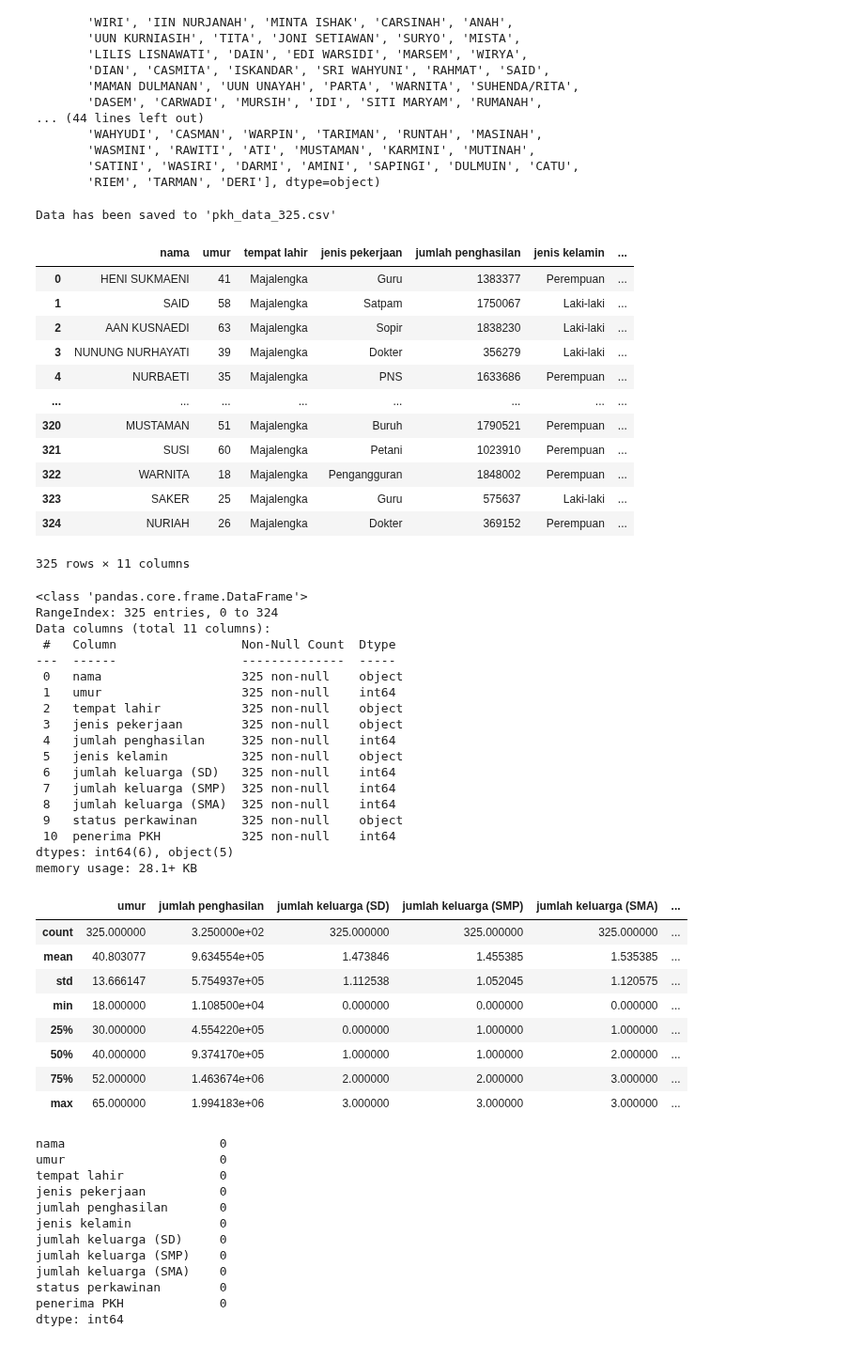
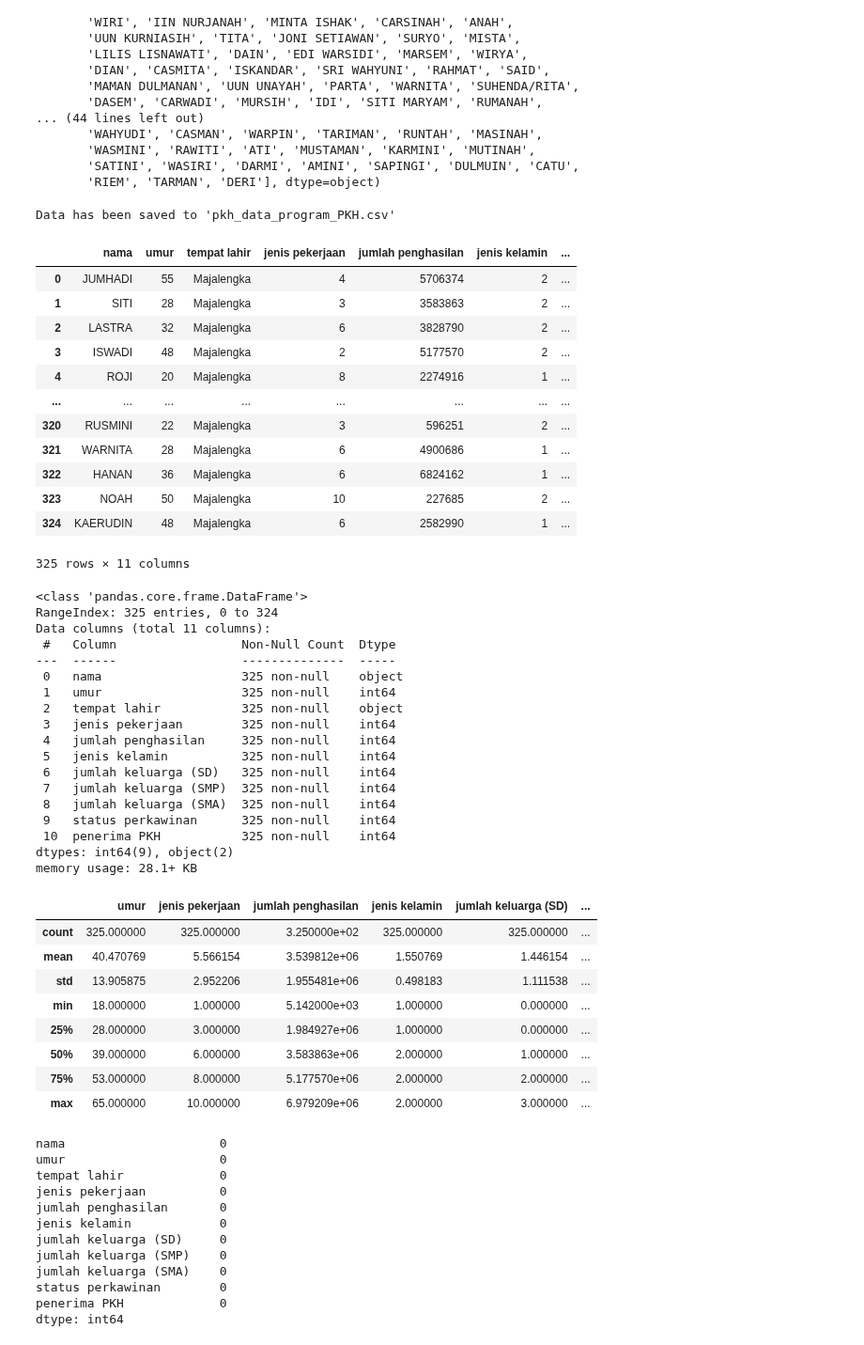
Before and after one commit to Rizki-132/Allmateri, a Jupyter notebook: Membuat_Dataset.ipynb, the cells around one changed output. Shown at 94% size. Cells and saved outputs as stored; diff of their text form; code cells hidden in the pictures.

```diff
--- a/Membuat_Dataset.ipynb
+++ b/Membuat_Dataset.ipynb
@@ -115,13 +115,13 @@ names =["CEME", "JUMHADI", "AAN KUSNAEDI", "IDA FITRIA", "NURBAETI", "NURIAH", "
 # names = df_Data['Nama']
 # # names = df.fillna(0)
 # # Jenis pekerjaan contoh
-jobs = ["Buruh", "Petani", "Guru", "Ibu Rumah Tangga", "Pedagang", "Sopir", "PNS", "Pengangguran", "Dokter", "Satpam"]
+jobs = [1, 2, 3, 4, 5, 6, 7, 8, 9, 10]
 
 # Jenis kelamin
-genders = ["Laki-laki", "Perempuan"]
+genders = [1, 2]
 
 # Status perkawinan
-marital_status = ["Menikah", "Janda", "Duda", "Belum Menikah"]
+marital_status = [1, 2, 3, 4]
 
 # Fungsi untuk menghasilkan nama acak
 def random_name():
@@ -130,7 +130,16 @@ def random_name():
 # Fungsi untuk menentukan penerima PKH
 def is_eligible_for_pkh(sd, smp, sma, income):
     total_family = sd + smp + sma
-    return 1 if total_family > 3 and income < 1000000 else 0
+    hasil = 0
+    if total_family > 0 and total_family <= 2 and income > 0 and income < 100000 :
+      hasil = 1
+      return hasil
+    elif total_family > 2 and total_family <= 6 and income >= 100000 and income < 1000000 :
+      hasil = 1
+      return hasil
+    else :
+      hasil = 0
+      return hasil
 
 # Fungsi untuk menghasilkan data simulasi
 def generate_data(num_entries):
@@ -139,7 +148,7 @@ def generate_data(num_entries):
         "umur": [random.randint(18, 65) for _ in range(num_entries)],
         "tempat lahir": ["Majalengka" for _ in range(num_entries)],
         "jenis pekerjaan": [random.choice(jobs) for _ in range(num_entries)],
-        "jumlah penghasilan": [random.randint(0, 2000000) for _ in range(num_entries)],
+        "jumlah penghasilan": [random.randint(0, 7000000) for _ in range(num_entries)],
         "jenis kelamin": [random.choice(genders) for _ in range(num_entries)],
         "jumlah keluarga (SD)": [random.randint(0, 3) for _ in range(num_entries)],
         "jumlah keluarga (SMP)": [random.randint(0, 3) for _ in range(num_entries)],
@@ -155,27 +164,27 @@ def generate_data(num_entries):
 df = generate_data(325)
 
 # Save to CSV
-df.to_csv('pkh_data_325.csv', index=False)
+df.to_csv('pkh_data_program_PKH.csv', index=False)
 
-print("Data has been saved to 'pkh_data_325.csv'")
+print("Data has been saved to 'pkh_data_program_PKH.csv'")
 # %% [output]
-Data has been saved to 'pkh_data_325.csv'
+Data has been saved to 'pkh_data_program_PKH.csv'
 # %%
-data_df = pd.read_csv('pkh_data_325.csv')
+data_df = pd.read_csv('pkh_data_program_PKH.csv')
 data_df
 # %% [output]
 |  | nama | umur | tempat lahir | jenis pekerjaan | jumlah penghasilan | jenis kelamin | ... |
-| 0 | HENI SUKMAENI | 41 | Majalengka | Guru | 1383377 | Perempuan | ... |
-| 1 | SAID | 58 | Majalengka | Satpam | 1750067 | Laki-laki | ... |
-| 2 | AAN KUSNAEDI | 63 | Majalengka | Sopir | 1838230 | Laki-laki | ... |
-| 3 | NUNUNG NURHAYATI | 39 | Majalengka | Dokter | 356279 | Laki-laki | ... |
-| 4 | NURBAETI | 35 | Majalengka | PNS | 1633686 | Perempuan | ... |
+| 0 | JUMHADI | 55 | Majalengka | 4 | 5706374 | 2 | ... |
+| 1 | SITI | 28 | Majalengka | 3 | 3583863 | 2 | ... |
+| 2 | LASTRA | 32 | Majalengka | 6 | 3828790 | 2 | ... |
+| 3 | ISWADI | 48 | Majalengka | 2 | 5177570 | 2 | ... |
+| 4 | ROJI | 20 | Majalengka | 8 | 2274916 | 1 | ... |
 | ... | ... | ... | ... | ... | ... | ... | ... |
-| 320 | MUSTAMAN | 51 | Majalengka | Buruh | 1790521 | Perempuan | ... |
-| 321 | SUSI | 60 | Majalengka | Petani | 1023910 | Perempuan | ... |
-| 322 | WARNITA | 18 | Majalengka | Pengangguran | 1848002 | Perempuan | ... |
-| 323 | SAKER | 25 | Majalengka | Guru | 575637 | Laki-laki | ... |
-| 324 | NURIAH | 26 | Majalengka | Dokter | 369152 | Perempuan | ... |
+| 320 | RUSMINI | 22 | Majalengka | 3 | 596251 | 2 | ... |
+| 321 | WARNITA | 28 | Majalengka | 6 | 4900686 | 1 | ... |
+| 322 | HANAN | 36 | Majalengka | 6 | 6824162 | 1 | ... |
+| 323 | NOAH | 50 | Majalengka | 10 | 227685 | 2 | ... |
+| 324 | KAERUDIN | 48 | Majalengka | 6 | 2582990 | 1 | ... |
 325 rows × 11 columns
 # %%
 data_df.info()
@@ -188,28 +197,28 @@ Data columns (total 11 columns):
  0   nama                   325 non-null    object
  1   umur                   325 non-null    int64
  2   tempat lahir           325 non-null    object
- 3   jenis pekerjaan        325 non-null    object
+ 3   jenis pekerjaan        325 non-null    int64
  4   jumlah penghasilan     325 non-null    int64
- 5   jenis kelamin          325 non-null    object
+ 5   jenis kelamin          325 non-null    int64
  6   jumlah keluarga (SD)   325 non-null    int64
  7   jumlah keluarga (SMP)  325 non-null    int64
  8   jumlah keluarga (SMA)  325 non-null    int64
- 9   status perkawinan      325 non-null    object
+ 9   status perkawinan      325 non-null    int64
  10  penerima PKH           325 non-null    int64
-dtypes: int64(6), object(5)
+dtypes: int64(9), object(2)
 memory usage: 28.1+ KB
 # %%
 data_df.describe()
 # %% [output]
-|  | umur | jumlah penghasilan | jumlah keluarga (SD) | jumlah keluarga (SMP) | jumlah keluarga (SMA) | ... |
-| count | 325.000000 | 3.250000e+02 | 325.000000 | 325.000000 | 325.000000 | ... |
-| mean | 40.803077 | 9.634554e+05 | 1.473846 | 1.455385 | 1.535385 | ... |
-| std | 13.666147 | 5.754937e+05 | 1.112538 | 1.052045 | 1.120575 | ... |
-| min | 18.000000 | 1.108500e+04 | 0.000000 | 0.000000 | 0.000000 | ... |
-| 25% | 30.000000 | 4.554220e+05 | 0.000000 | 1.000000 | 1.000000 | ... |
-| 50% | 40.000000 | 9.374170e+05 | 1.000000 | 1.000000 | 2.000000 | ... |
-| 75% | 52.000000 | 1.463674e+06 | 2.000000 | 2.000000 | 3.000000 | ... |
-| max | 65.000000 | 1.994183e+06 | 3.000000 | 3.000000 | 3.000000 | ... |
+|  | umur | jenis pekerjaan | jumlah penghasilan | jenis kelamin | jumlah keluarga (SD) | ... |
+| count | 325.000000 | 325.000000 | 3.250000e+02 | 325.000000 | 325.000000 | ... |
+| mean | 40.470769 | 5.566154 | 3.539812e+06 | 1.550769 | 1.446154 | ... |
+| std | 13.905875 | 2.952206 | 1.955481e+06 | 0.498183 | 1.111538 | ... |
+| min | 18.000000 | 1.000000 | 5.142000e+03 | 1.000000 | 0.000000 | ... |
+| 25% | 28.000000 | 3.000000 | 1.984927e+06 | 1.000000 | 0.000000 | ... |
+| 50% | 39.000000 | 6.000000 | 3.583863e+06 | 2.000000 | 1.000000 | ... |
+| 75% | 53.000000 | 8.000000 | 5.177570e+06 | 2.000000 | 2.000000 | ... |
+| max | 65.000000 | 10.000000 | 6.979209e+06 | 2.000000 | 3.000000 | ... |
 # %%
 data_df.isnull().sum()
 # %% [output]
```
Also changed, not shown: parts of 4 cells of this notebook.
